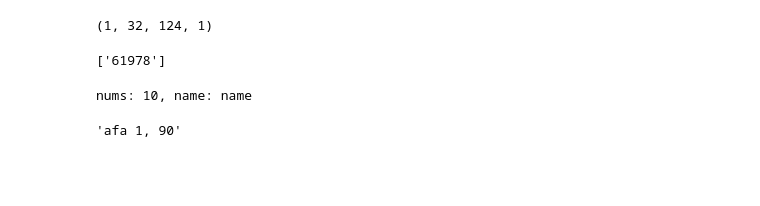
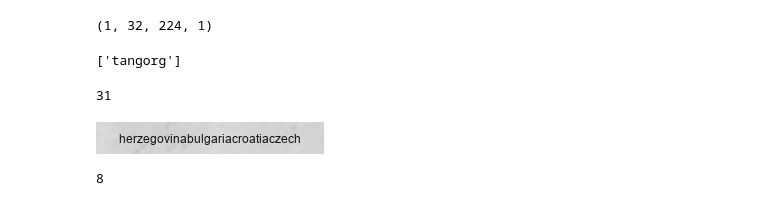
Before and after one commit to vance-coder/interview, a Jupyter notebook: DL/OCR_eng.ipynb, the cells around one changed output. Cells and saved outputs as stored; diff of their text form; code cells hidden in the pictures; blank space fills up the shorter version.

Commit message:
background

```diff
--- a/DL/OCR_eng.ipynb
+++ b/DL/OCR_eng.ipynb
@@ -489,8 +386,8 @@ def decode_predict_ctc(out, top_paths = 1):
 # %%
 # predict('/Users/liuliangjun/Downloads/images/3_403 9.png', my_model)
 
-img=cv2.imread('/Users/liuliangjun/Downloads/images/1_61978.png', 0)
-img=cv2.resize(img,(124,32))
+img=cv2.imread('/Users/liuliangjun/Downloads/images/test1.png', 0)
+img=cv2.resize(img,(224,32))
 img=img_to_array(img)
 img=np.array(img,dtype='float')/255.0 - 0.5
 img=np.expand_dims(img, axis=0)
@@ -499,13 +396,5 @@ print(img.shape)
 top_pred_texts = decode_predict_ctc(my_model.predict(img))
 top_pred_texts
 # %% [output]
-(1, 32, 124, 1)
+(1, 32, 224, 1)
-['61978']
+['tangorg']
-# %%
-nums = 10
-name = 'name'
-print(f'nums: {nums}, name: {name}')
-'afa {}, {}'.format(10-9, 90)
-# %% [output]
-nums: 10, name: name
-'afa 1, 90'
@@ -511,0 +459,61 @@ nums: 10, name: name
+# %%
+len('herzegovinabulgariacroatiaczech')
+# %% [output]
+31
+# %%
+import cv2
+import random
+import numpy as np
+from PIL import Image, ImageDraw, ImageFont
+from IPython.display import display
+
+
+
+def draw_img(strs):
+    bg_idx = random.randint(1, 21)
+    bg_img = f'/Users/liuliangjun/Downloads/images/background{bg_idx}.png'
+
+    img = Image.open(bg_img)
+    img = img.convert('L')
+
+    pixels = np.array(img).flatten()
+    avg_pixels = sum(pixels)/len(pixels)
+
+    w, h = img.size
+    # display(img)
+
+    font_list = ['SourceCodePro-Regular.ttf',
+                'SourceCodePro-Bold.ttf',
+                'Arial Unicode.ttf',
+                'Menlo.ttc',
+                'STHeiti Light.ttc',
+                'STHeiti Medium.ttc']
+
+    font = random.choice(font_list)
+    font_size = random.randint(12, 18)
+
+    font = ImageFont.truetype(f'/System/Library/Fonts/{font}', font_size)
+
+    imgage_draw = ImageDraw.Draw(img)
+    w_, h_ = imgage_draw.textsize(strs, font=font)
+
+    if w_ >= w:
+        font = ImageFont.truetype(f'/System/Library/Fonts/{font}', font_size-2)
+
+    # spacing 行间的像素数量
+    if avg_pixels > 127:
+        color = random.randint(0, 100)
+    else:
+        color = random.randint(180, 255)
+    imgage_draw.text(((w-w_)/2, (h-h_)/2), strs, fill=color, font=font)
+
+    return img
+
+
+draw_img('herzegovinabulgariacroatiaczech')
+# %% [output]
+[figure, added]
+# %%
+len('everyone')
+# %% [output]
+8
```
Also changed, not shown: parts of 16 cells of this notebook, 3 other files.
